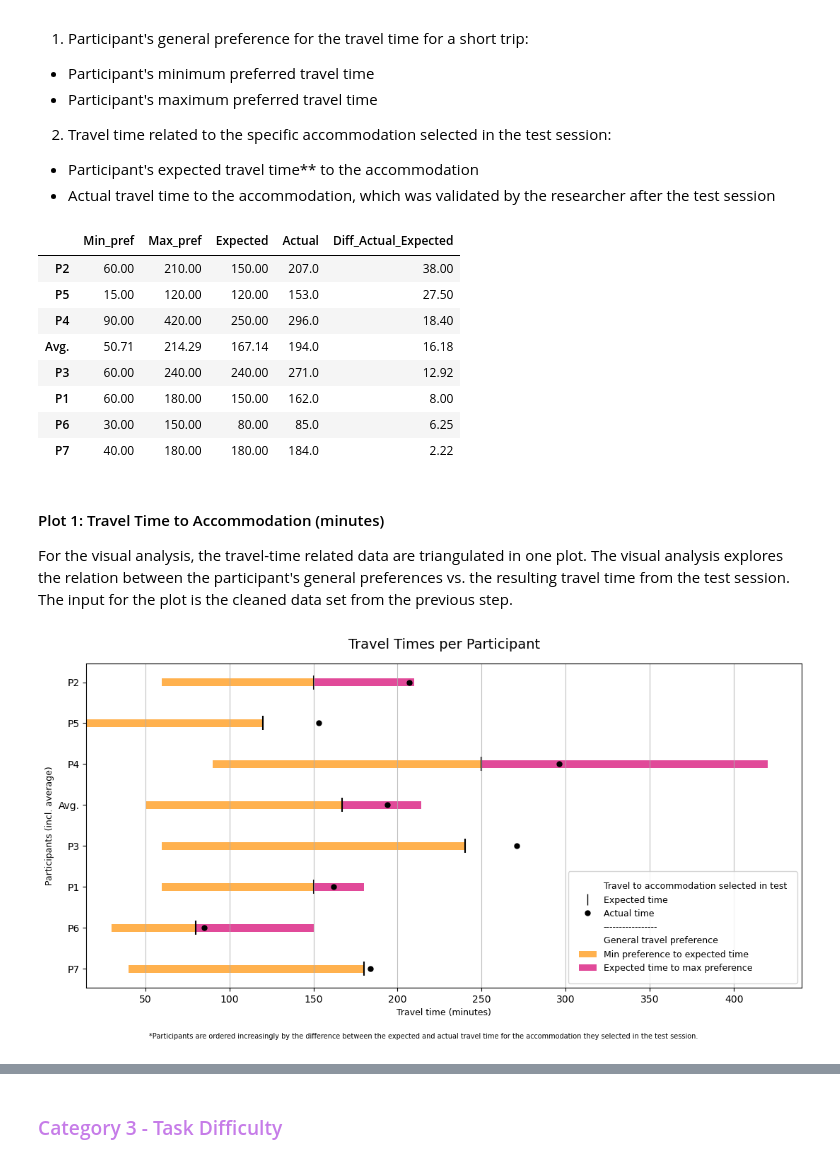
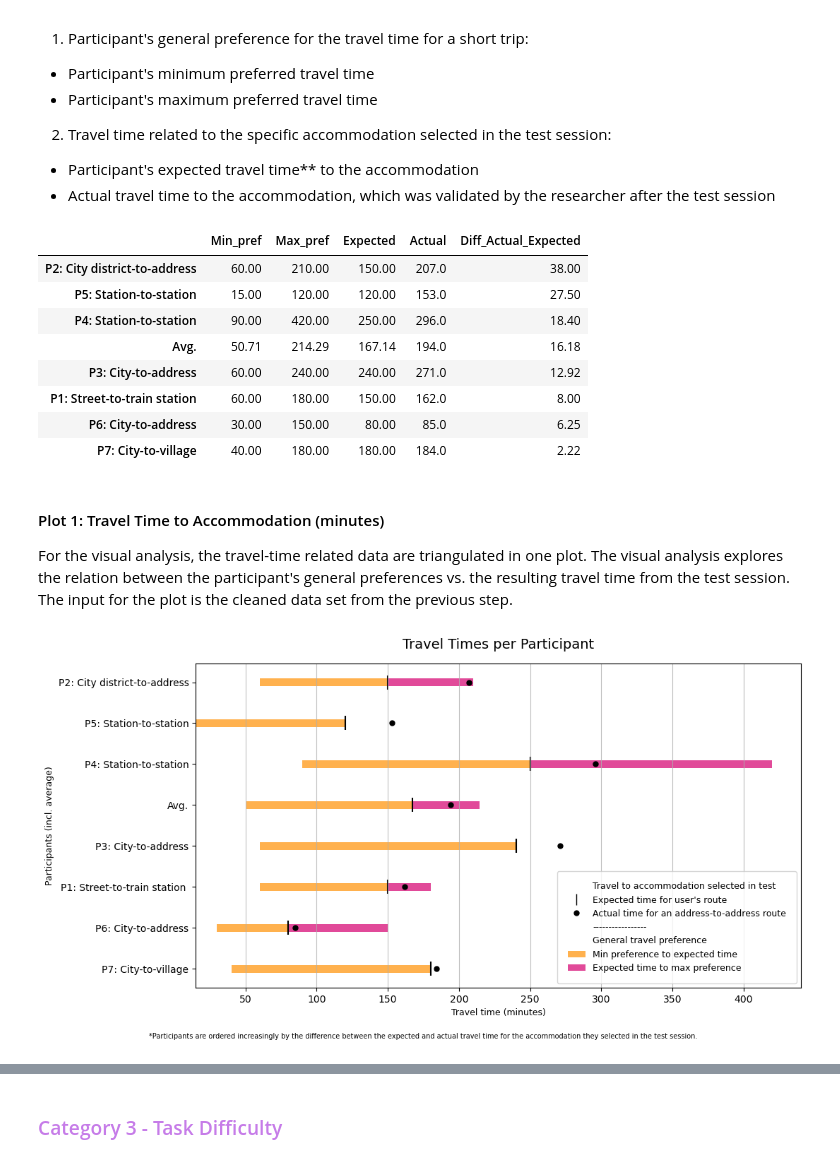
Before and after one commit to althomi3/Master-Thesis, a Jupyter notebook: main.ipynb, the cells around one changed output, grey strips where cells are left out. Saved outputs shown, nothing was run; the diff lists cells and outputs as text; code cells hidden in the pictures.

Commit message:
updated raw data and figures

```diff
--- a/main.ipynb
+++ b/main.ipynb
@@ -43,7 +43,7 @@ df_task_performance_trans = df_task_performance.T
 # df_task_performance_trans
 
 # --Clean column names--
-col_names = ["Task_success", "Min_pref", "Max_pref", "Expected", "Actual", "Diff_expected_actual", "Task_start", "Task_end", "Task_conduction_time", "Platform_count", "Mental_load"]
+col_names = ["Task_success", "Min_pref", "Max_pref", "Expected", "Actual", "Diff_expected_actual", "Route_Type", "Task_start", "Task_end", "Task_conduction_time", "Platform_count", "Mental_load"]
 # col_names
 df_task_performance_trans.columns = col_names
 
@@ -128,7 +128,7 @@ df_task_quality = pd.concat([ # concatenate is used to merge two dataframes whic
 ], ignore_index=False).round(2)
 
 # --renames index values to show participants--
-df_task_quality.index = ["P1", "P2", "P3", "P4", "P5", "P6", "P7", "Avg."]
+df_task_quality.index = ["P1: Street-to-train station ", "P2: City district-to-address", "P3: City-to-address", "P4: Station-to-station", "P5: Station-to-station", "P6: City-to-address", "P7: City-to-village", "Avg."]
 # %% [output]
 A value is trying to be set on a copy of a slice from a DataFrame.
 Try using .loc[row_indexer,col_indexer] = value instead
@@ -153,14 +153,14 @@ df_task_quality_sorted
 #df_task_quality
 # %% [output]
 |  | Min_pref | Max_pref | Expected | Actual | Diff_Actual_Expected |
-| P2 | 60.00 | 210.00 | 150.00 | 207.0 | 38.00 |
-| P5 | 15.00 | 120.00 | 120.00 | 153.0 | 27.50 |
-| P4 | 90.00 | 420.00 | 250.00 | 296.0 | 18.40 |
+| P2: City district-to-address | 60.00 | 210.00 | 150.00 | 207.0 | 38.00 |
+| P5: Station-to-station | 15.00 | 120.00 | 120.00 | 153.0 | 27.50 |
+| P4: Station-to-station | 90.00 | 420.00 | 250.00 | 296.0 | 18.40 |
 | Avg. | 50.71 | 214.29 | 167.14 | 194.0 | 16.18 |
-| P3 | 60.00 | 240.00 | 240.00 | 271.0 | 12.92 |
-| P1 | 60.00 | 180.00 | 150.00 | 162.0 | 8.00 |
-| P6 | 30.00 | 150.00 | 80.00 | 85.0 | 6.25 |
-| P7 | 40.00 | 180.00 | 180.00 | 184.0 | 2.22 |
+| P3: City-to-address | 60.00 | 240.00 | 240.00 | 271.0 | 12.92 |
+| P1: Street-to-train station | 60.00 | 180.00 | 150.00 | 162.0 | 8.00 |
+| P6: City-to-address | 30.00 | 150.00 | 80.00 | 85.0 | 6.25 |
+| P7: City-to-village | 40.00 | 180.00 | 180.00 | 184.0 | 2.22 |
 # %% [markdown]
 #### Plot 1: Travel Time to Accommodation (minutes)
 For the visual analysis, the travel-time related data are triangulated in one plot. The visual analysis explores the relation between the participant's general preferences vs. the resulting travel time from the test session. The input for the plot is the cleaned data set from the previous step.
@@ -215,9 +215,9 @@ header_empty_line = Patch(facecolor='none', edgecolor='none', label="-----------
 legend_elements = [
     header_test_session,
     Line2D([0], [0], marker='|', color='black', linestyle='None',
-           markersize=12, label="Expected time"),
+           markersize=12, label="Expected time for user's route"),
     Line2D([0], [0], marker='.', color='black', linestyle='None',
-           markersize=10, label="Actual time"),
+           markersize=10, label="Actual time for an address-to-address route"),
     header_empty_line,
     header_general_preference,
     Patch(facecolor=col_orange, label="Min preference to expected time"),
@@ -229,35 +229,34 @@ plt.legend(handles=legend_elements, loc="lower right", fontsize=fontsize_axis_la
 # description
 plt.figtext(
     0.5, 0.03,
-    "*Participants are ordered increasingly by the difference between the expected and actual travel time "
-    "for the accommodation they selected in the test session.",
+    "*Participants are ordered increasingly by the difference between the expected and actual travel time for the accommodation they selected in the test session.",
     ha="center",
     fontsize=fontsize_plot_description
 )
 
 # ticks
 plt.yticks(y_pos, df_task_quality_sorted.index) # add ticks on y axis
 
 # labels
 plt.xlabel("Travel time (minutes)", fontsize=fontsize_axis_labels) # add x-axis label
 plt.ylabel("Participants (incl. average)", fontsize=fontsize_axis_labels)
 
 # layout
 plt.grid(axis="x", linestyle="-", alpha=0.8)
 plt.gca().invert_yaxis() # gets the current axis and inverts it so that the Average is shown at the bottom
 plt.tight_layout()
 
 # uncomment to adjust spacings around the plot
 plt.subplots_adjust(
     #left=0.13,
     bottom=0.15,
     #right=0.9,
     #top=0.9,
 )
 
 # save and show figure
-plt.savefig('3_1_task_solution_quality_overview.png')
+plt.savefig('3_2_task_solution_quality.png')
 plt.show()
 # %% [output]
-[figure, old version]
+[figure, new version]
 # %%
```
Also changed, not shown: parts of 2 cells of this notebook, 4 other files.
